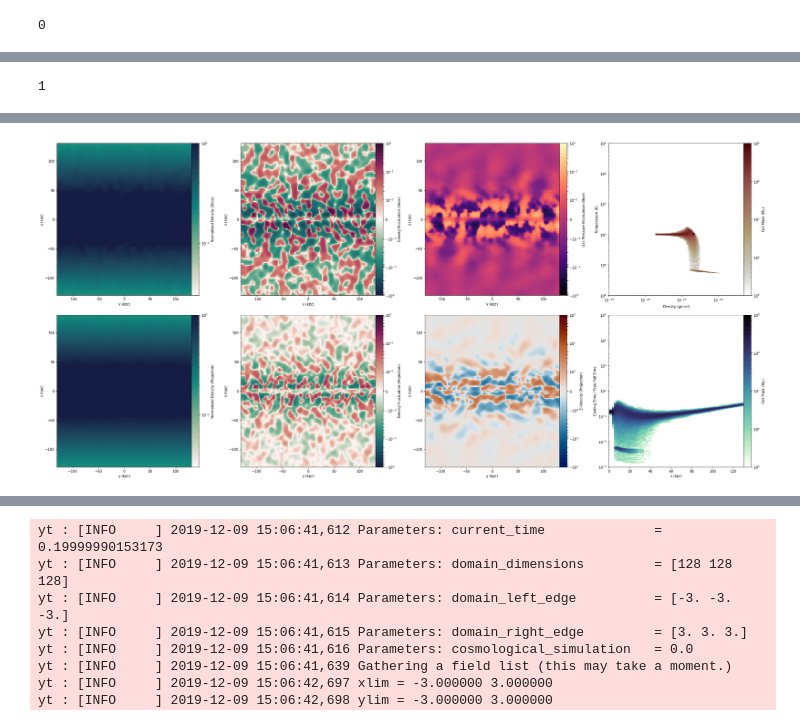
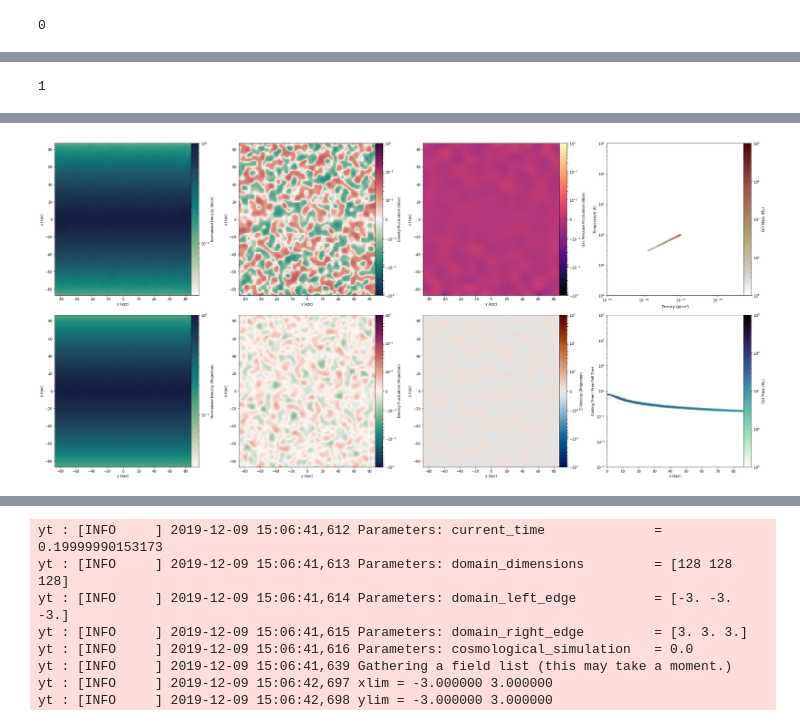
Before and after one commit to ibutsky/thermal_instabilities, a Jupyter notebook: analysis/test.ipynb, the cells around one changed output, grey strips where cells are left out. Saved outputs shown, nothing was run; the diff lists cells and outputs as text; code cells hidden in the pictures.

```diff
--- a/analysis/test.ipynb
+++ b/analysis/test.ipynb
@@ -24,7 +24,9 @@ yt : [INFO     ] 2019-12-09 13:37:47,587 Parameters: cosmological_simulation   =
 # %%
-i = 20
+i = 5
 
-folder = 'isothermal_tctf_0.1_beta_10.0_cr_0.1_diff_1.0'
+#folder = 'isothermal_tctf_0.1_beta_10.0_cr_0.1_diff_1.0'
+folder = 'isocool_tctf_0.3_2d_256'
+folder = 'isocool_tctf_0.3'
 ds = ytf.load('../../simulations/%s/DD%04d/DD%04d'%(folder, i, i))
 
 fig, ax = pt.plot_density_slices(ds)
@@ -59 +61 @@ yt : [INFO     ] 2019-12-09 15:08:28,704 Projection completed
-[figure, old version]
+[figure, new version]
```
Also changed, not shown: parts of 9 cells of this notebook, 4 other files.
